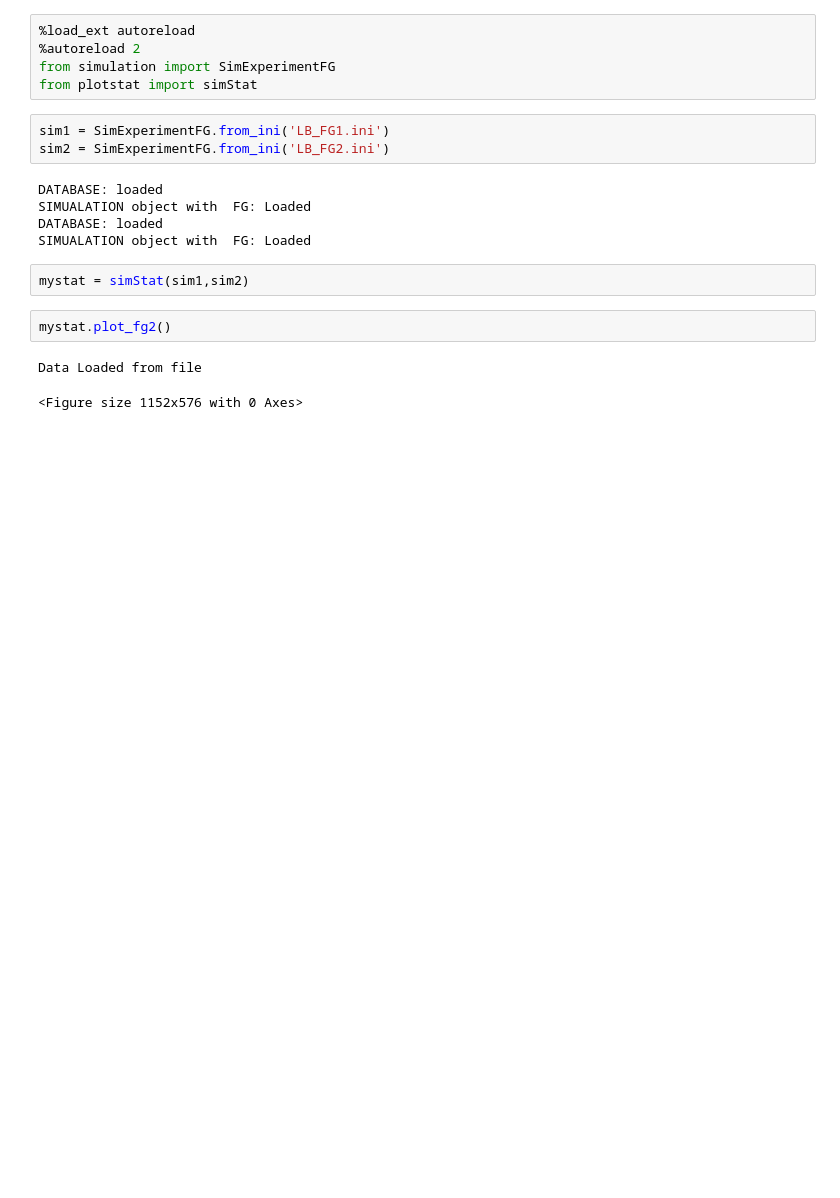
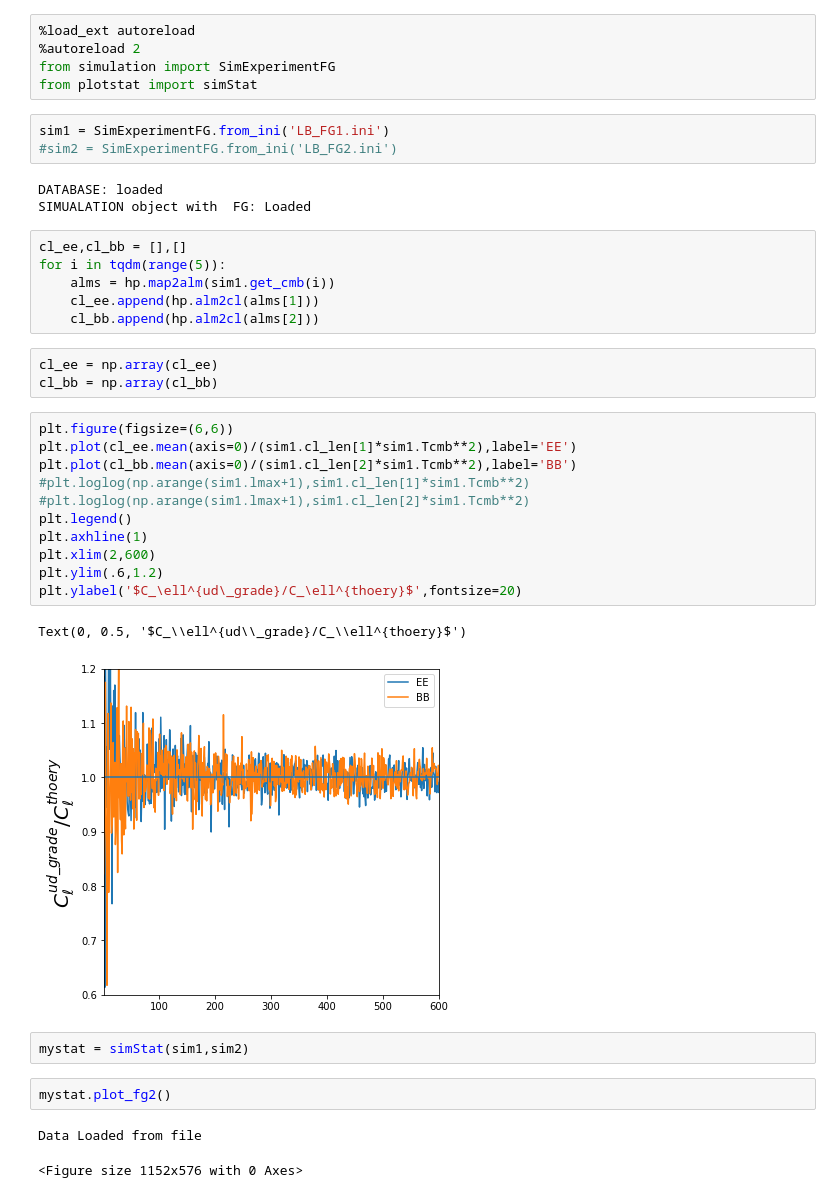
Before and after one commit to antolonappan/dell, a Jupyter notebook: Notebooks/simulation.ipynb, the cells around one changed output. Drawn from its saved outputs; the diff is of its cells as text; blank space fills up the shorter version.

Commit message:
up_grade bugfix
Signed-off-by: Anto Idicherian Lonappan <antolonappan@icloud.com>

```diff
--- a/Notebooks/simulation.ipynb
+++ b/Notebooks/simulation.ipynb
@@ -20,12 +13,33 @@ from simulation import SimExperimentFG
 from plotstat import simStat
 # %%
 sim1 = SimExperimentFG.from_ini('LB_FG1.ini')
-sim2 = SimExperimentFG.from_ini('LB_FG2.ini')
+#sim2 = SimExperimentFG.from_ini('LB_FG2.ini')
 # %% [output]
 DATABASE: loaded
 SIMUALATION object with  FG: Loaded
-DATABASE: loaded
-SIMUALATION object with  FG: Loaded
+# %%
+cl_ee,cl_bb = [],[]
+for i in tqdm(range(5)):
+    alms = hp.map2alm(sim1.get_cmb(i))
+    cl_ee.append(hp.alm2cl(alms[1]))
+    cl_bb.append(hp.alm2cl(alms[2]))
+# %%
+cl_ee = np.array(cl_ee)
+cl_bb = np.array(cl_bb)
+# %%
+plt.figure(figsize=(6,6))
+plt.plot(cl_ee.mean(axis=0)/(sim1.cl_len[1]*sim1.Tcmb**2),label='EE')
+plt.plot(cl_bb.mean(axis=0)/(sim1.cl_len[2]*sim1.Tcmb**2),label='BB')
+#plt.loglog(np.arange(sim1.lmax+1),sim1.cl_len[1]*sim1.Tcmb**2)
+#plt.loglog(np.arange(sim1.lmax+1),sim1.cl_len[2]*sim1.Tcmb**2)
+plt.legend()
+plt.axhline(1)
+plt.xlim(2,600)
+plt.ylim(.6,1.2)
+plt.ylabel('$C_\ell^{ud\_grade}/C_\ell^{thoery}$',fontsize=20)
+# %% [output]
+Text(0, 0.5, '$C_\\ell^{ud\\_grade}/C_\\ell^{thoery}$')
+[figure, added]
 # %%
 mystat = simStat(sim1,sim2)
 # %%
```
Also changed, not shown: parts of 1 cell of this notebook, 4 other files.
